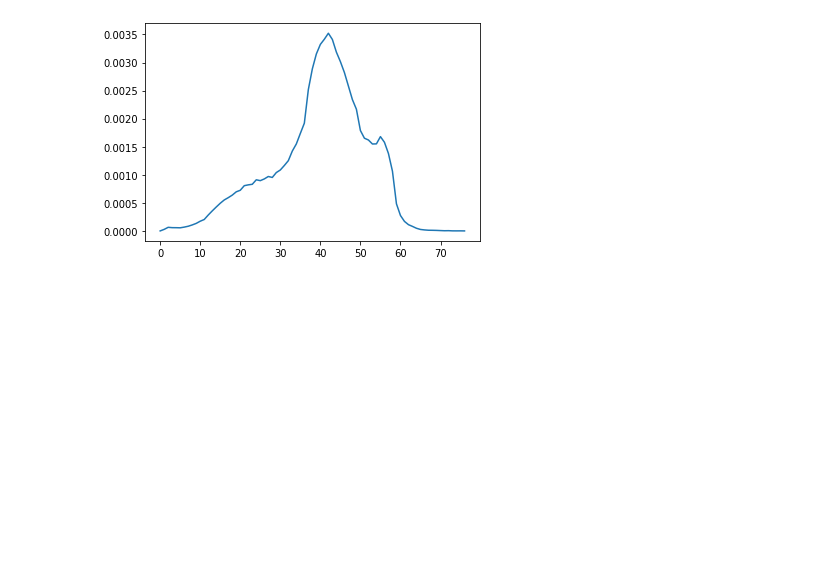
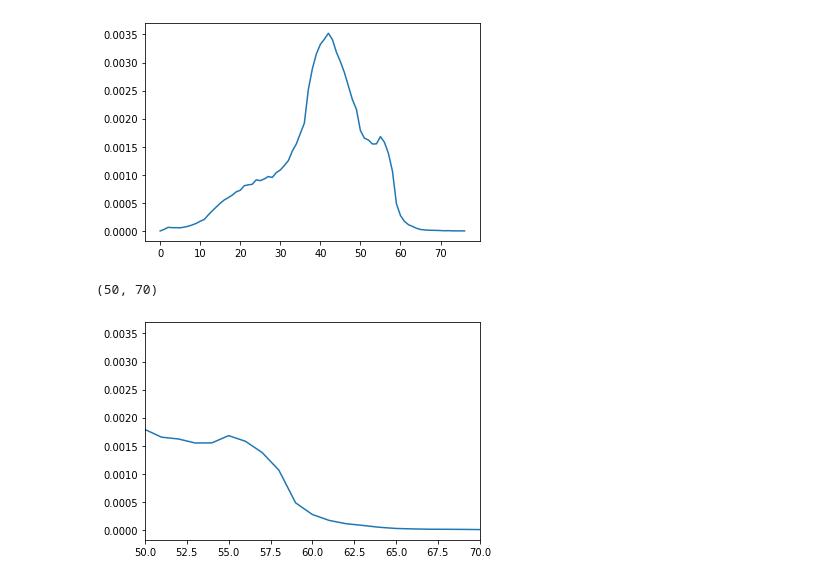
Before and after one commit to dhilligo/BDwarfLumFunction, a Jupyter notebook: GCNS Table Analysis.ipynb, the cells around one changed output. Saved outputs shown, nothing was run; the diff lists cells and outputs as text; code cells hidden in the pictures; blank space fills up the shorter version.

```diff
--- a/GCNS Table Analysis.ipynb
+++ b/GCNS Table Analysis.ipynb
@@ -393,0 +395,6 @@ plt.plot(lf_spacedensity1)
+# %%
+plt.plot(lf_spacedensity1)
+plt.xlim(50,70)
+# %% [output]
+(50, 70)
+[figure, added]
```
Also changed, not shown: parts of 3 cells of this notebook.
